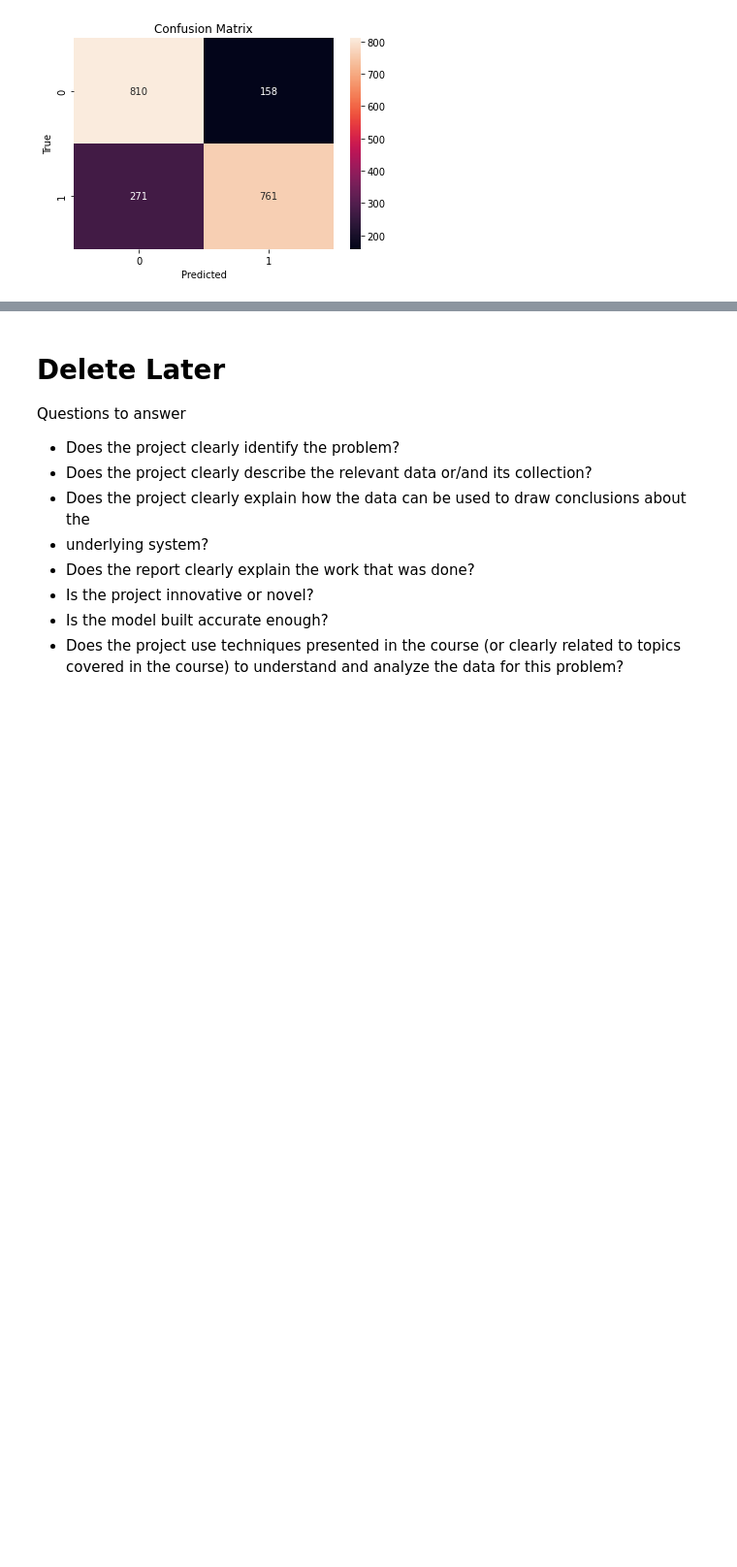
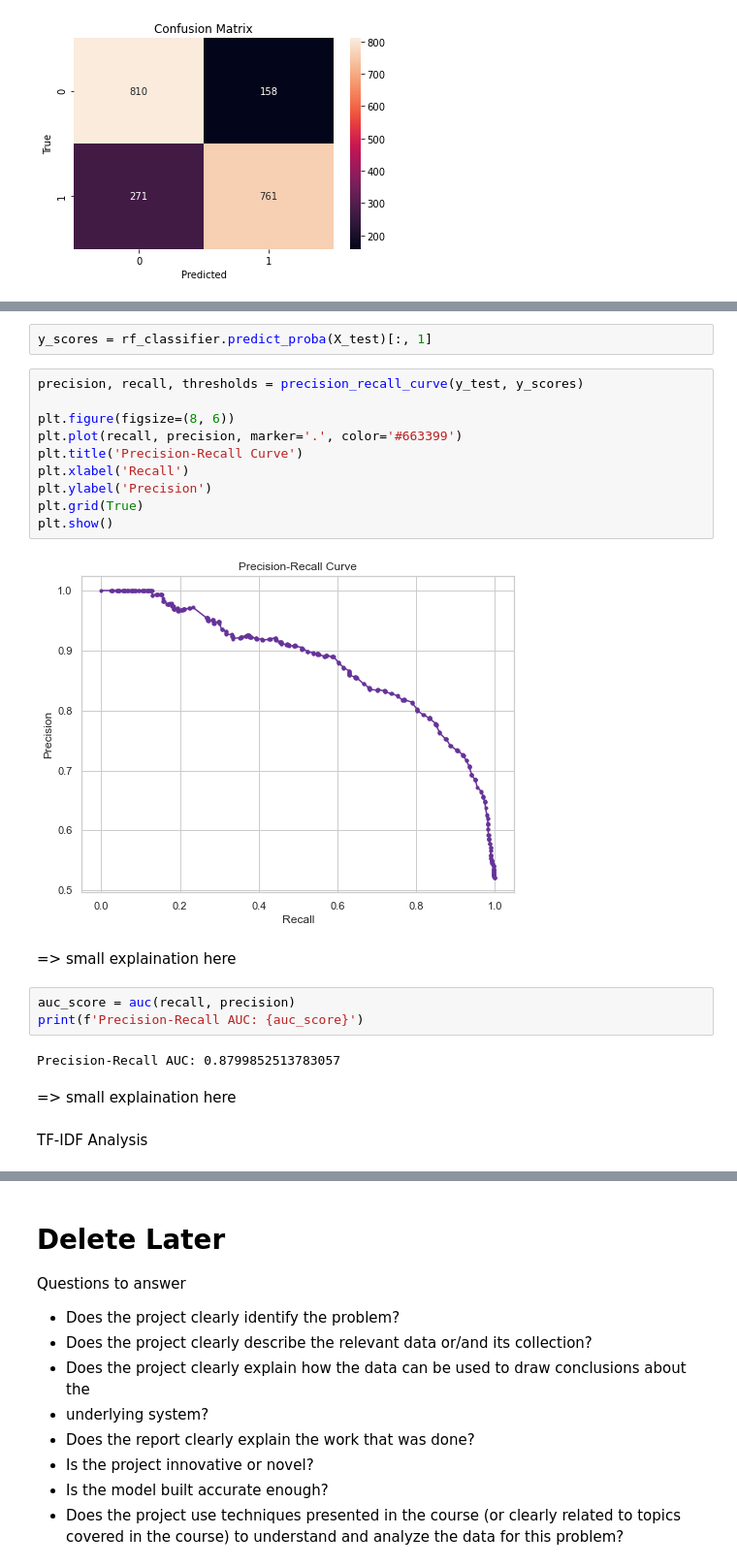
Before and after one commit to hjoad/67364-final-project, a Jupyter notebook: final-project.ipynb, the cells around one changed output, grey strips where cells are left out. Shown at 97% size. Saved outputs shown, nothing was run; the diff lists cells and outputs as text; blank space fills up the shorter version.

Commit message:
added more evaluations and worked on some textual explainations for beginning of nb

```diff
--- a/final-project.ipynb
+++ b/final-project.ipynb
@@ -375,0 +397,25 @@ plt.show()
+# %%
+y_scores = rf_classifier.predict_proba(X_test)[:, 1]
+# %%
+precision, recall, thresholds = precision_recall_curve(y_test, y_scores)
+
+plt.figure(figsize=(8, 6))
+plt.plot(recall, precision, marker='.', color='#663399')
+plt.title('Precision-Recall Curve')
+plt.xlabel('Recall')
+plt.ylabel('Precision')
+plt.grid(True)
+plt.show()
+# %% [output]
+[figure, added]
+# %% [markdown]
+=> small explaination here
+# %%
+auc_score = auc(recall, precision)
+print(f'Precision-Recall AUC: {auc_score}')
+# %% [output]
+Precision-Recall AUC: 0.8799852513783057
+# %% [markdown]
+=> small explaination here
+# %% [markdown]
+TF-IDF Analysis
```
Also changed, not shown: parts of 24 cells of this notebook.
